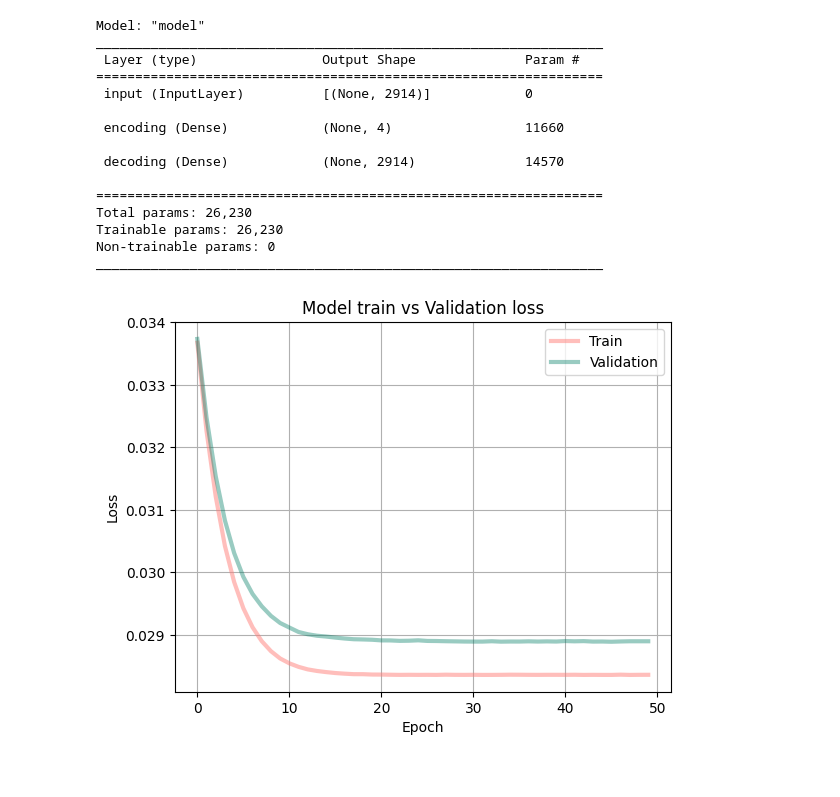
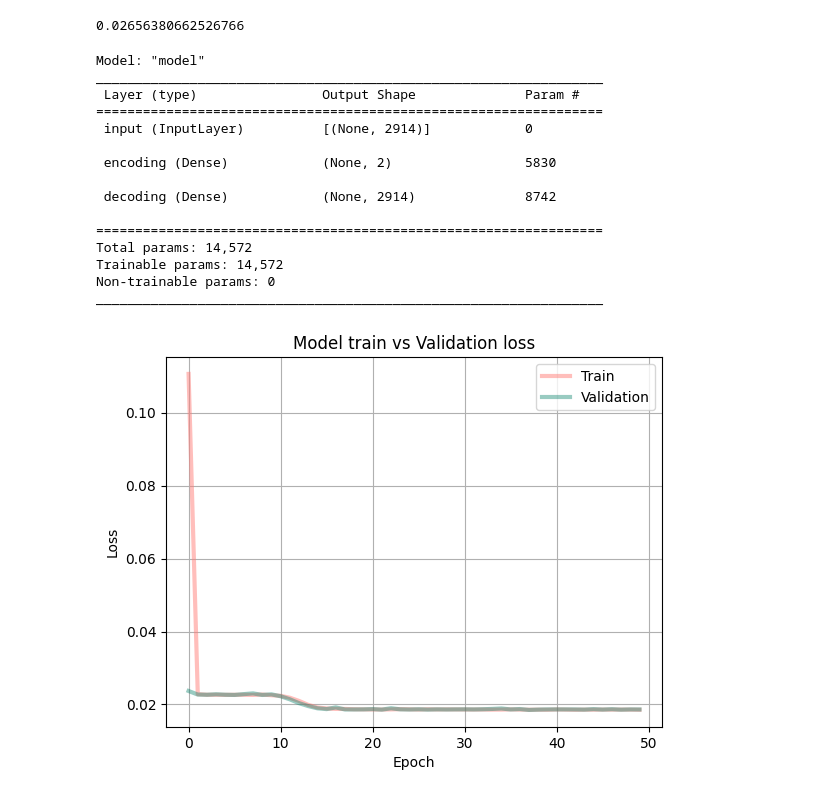
Before and after one commit to abf149/180651final, a Jupyter notebook: faces_comparison.ipynb, the cells around one changed output. Cells and saved outputs as stored; diff of their text form; code cells hidden in the pictures.

```diff
--- a/faces_comparison.ipynb
+++ b/faces_comparison.ipynb
@@ -17,4 +19,4 @@ target_names = lfw_people.target_names
 n_classes = target_names.shape[0]
 scaler = MinMaxScaler()
 X_scaled = scaler.fit_transform(X)
-k=4
+k=2 # no. of components
@@ -142,20 +48,26 @@ def autoencoder_exp(X_scaled, k):
+# %%
+# Own kpca implementation
+X_recon_kernel_pca, X_recon_kernel_pca_err = kpca.kernel_PCA(X_scaled, X_scaled, n_components=k, kernel='rbf', gamma=0.0433, mode='recon', alpha=1.0)
+X_recon_kernel_pca_err
+# %% [output]
+0.02656380662526766
 # %%
-_,best_autoencoder_err = autoencoder_exp(X_scaled, k)
+_,best_autoencoder_err = autoencoder_exp(X_scaled, X_scaled, k)
 # After I added activation function, the MSE doubled
 # %% [output]
 Model: "model"
 _________________________________________________________________
  Layer (type)                Output Shape              Param #
 =================================================================
  input (InputLayer)          [(None, 2914)]            0
 
- encoding (Dense)            (None, 4)                 11660
+ encoding (Dense)            (None, 2)                 5830
 
- decoding (Dense)            (None, 2914)              14570
+ decoding (Dense)            (None, 2914)              8742
 
 =================================================================
-Total params: 26,230
-Trainable params: 26,230
+Total params: 14,572
+Trainable params: 14,572
 Non-trainable params: 0
 _________________________________________________________________
-[figure, old version]
+[figure, new version]
```
Also changed, not shown: parts of 13 cells of this notebook.
